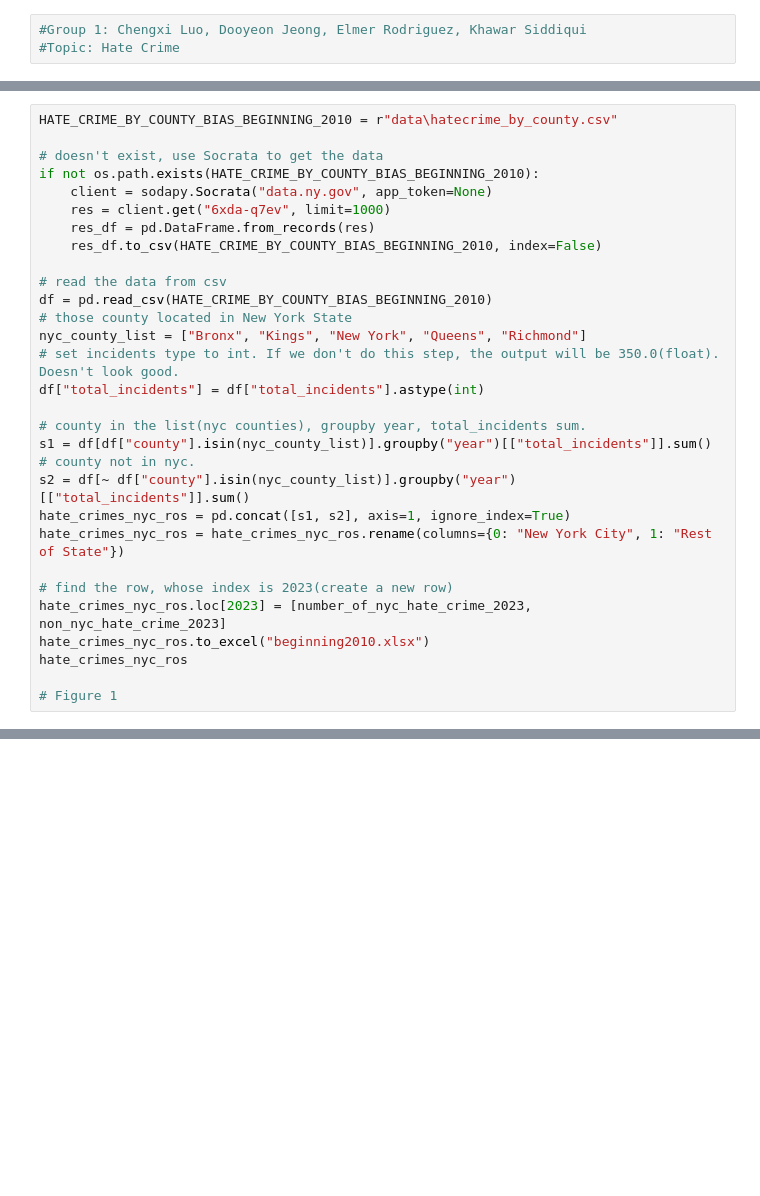
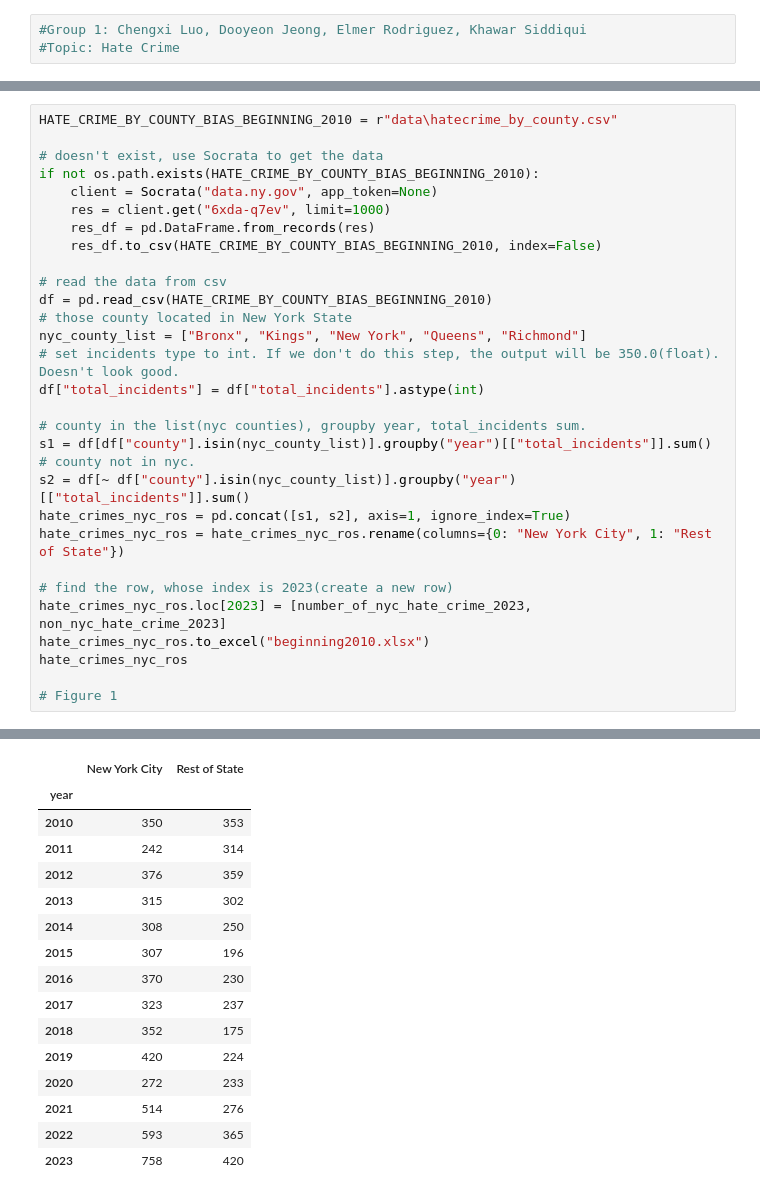
Before and after one commit to chengxilo/com2300-group-project, a Jupyter notebook: hatecrime.ipynb, the cells around one changed output, grey strips where cells are left out. Drawn from its saved outputs; the diff is of its cells as text; blank space fills up the shorter version.

```diff
--- a/hatecrime.ipynb
+++ b/hatecrime.ipynb
@@ -147,7 +229,7 @@ HATE_CRIME_BY_COUNTY_BIAS_BEGINNING_2010 = r"data\hatecrime_by_county.csv"
 
 # doesn't exist, use Socrata to get the data
 if not os.path.exists(HATE_CRIME_BY_COUNTY_BIAS_BEGINNING_2010):
-    client = sodapy.Socrata("data.ny.gov", app_token=None)
+    client = Socrata("data.ny.gov", app_token=None)
     res = client.get("6xda-q7ev", limit=1000)
     res_df = pd.DataFrame.from_records(res)
     res_df.to_csv(HATE_CRIME_BY_COUNTY_BIAS_BEGINNING_2010, index=False)
@@ -172,3 +254,4 @@ hate_crimes_nyc_ros.to_excel("beginning2010.xlsx")
 hate_crimes_nyc_ros
 
 # Figure 1
+# %% [output]
@@ -175,3 +259,19 @@ hate_crimes_nyc_ros
+|  | New York City | Rest of State |
+| year |  |  |
+| 2010 | 350 | 353 |
+| 2011 | 242 | 314 |
+| 2012 | 376 | 359 |
+| 2013 | 315 | 302 |
+| 2014 | 308 | 250 |
+| 2015 | 307 | 196 |
+| 2016 | 370 | 230 |
+| 2017 | 323 | 237 |
+| 2018 | 352 | 175 |
+| 2019 | 420 | 224 |
+| 2020 | 272 | 233 |
+| 2021 | 514 | 276 |
+| 2022 | 593 | 365 |
+| 2023 | 758 | 420 |
 # %%
 # calculated to support the differnece between nyc data and federal data.
 sub = hate_crimes_nyc_ros.loc[[2022, 2023]]
```
Also changed, not shown: parts of 13 cells of this notebook.
